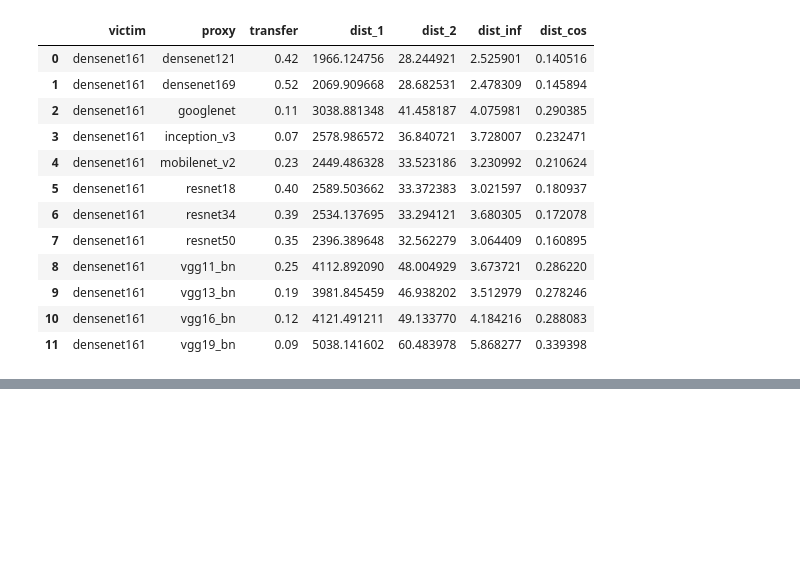
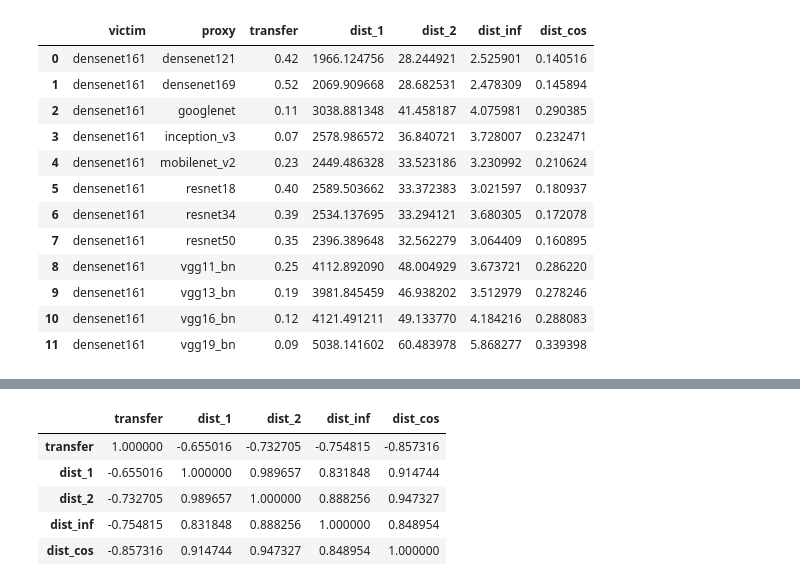
Before and after one commit to ClonedOne/bad_lemon, a Jupyter notebook: zest/notebooks/correlations_h3.ipynb, the cells around one changed output, grey strips where cells are left out. Cells and saved outputs as stored; diff of their text form; code cells hidden in the pictures; blank space fills up the shorter version.

```diff
--- a/zest/notebooks/correlations_h3.ipynb
+++ b/zest/notebooks/correlations_h3.ipynb
@@ -93,2 +93,11 @@ for d in dist_type:
 [figure]
 [figure]
+# %%
+res_df.corr(method='pearson')
+# %% [output]
+|  | transfer | dist_1 | dist_2 | dist_inf | dist_cos |
+| transfer | 1.000000 | -0.655016 | -0.732705 | -0.754815 | -0.857316 |
+| dist_1 | -0.655016 | 1.000000 | 0.989657 | 0.831848 | 0.914744 |
+| dist_2 | -0.732705 | 0.989657 | 1.000000 | 0.888256 | 0.947327 |
+| dist_inf | -0.754815 | 0.831848 | 0.888256 | 1.000000 | 0.848954 |
+| dist_cos | -0.857316 | 0.914744 | 0.947327 | 0.848954 | 1.000000 |
```
Also changed, not shown: parts of 11 cells of this notebook, 2 other files.
